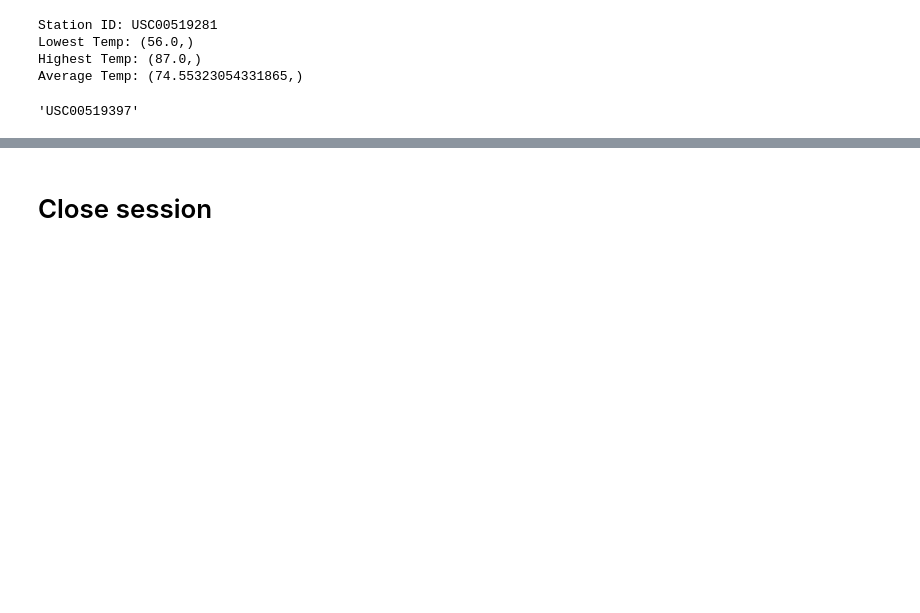
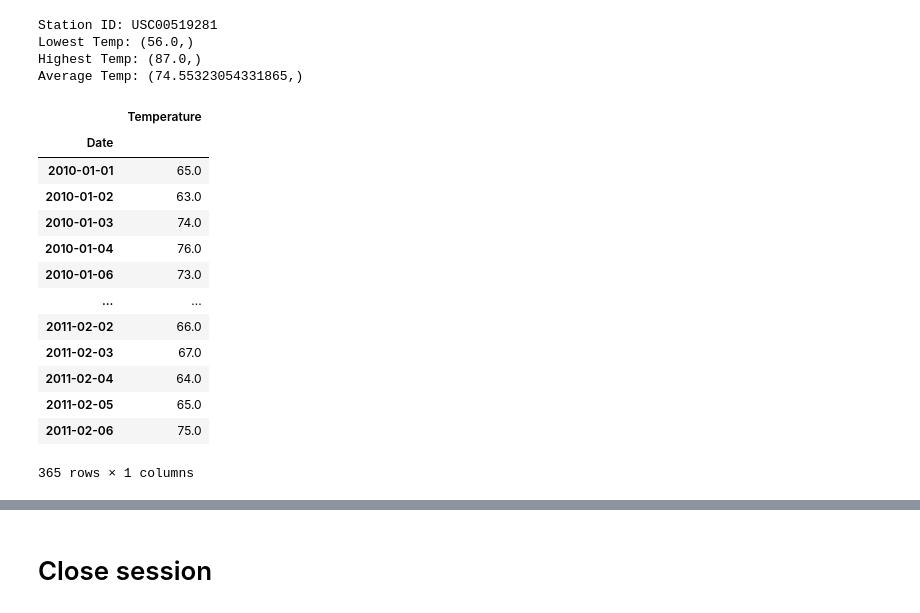
Before and after one commit to rketchum95/sqlalchemy-challenge, a Jupyter notebook: climate_analysis.ipynb, the cells around one changed output, grey strips where cells are left out. Cells and saved outputs as stored; diff of their text form; code cells hidden in the pictures; blank space fills up the shorter version.

```diff
--- a/climate_analysis.ipynb
+++ b/climate_analysis.ipynb
@@ -143,5 +143,24 @@ Average Temp: (74.55323054331865,)
 # %%
 # Using the most active station id
 # Query the last 12 months of temperature observation data for this station and plot the results as a histogram
+temp_top_station = session.query(Measurement.date, Measurement.tobs).\
+    filter(Measurement.station == top_station).\
+    order_by(Measurement.date).limit(365).all()
+top_station_temps = pd.DataFrame(temp_top_station,columns=['Date','Temperature'])
+top_station_temps = top_station_temps.set_index('Date')
+top_station_temps
 # %% [output]
+|  | Temperature |
+| Date |  |
+| 2010-01-01 | 65.0 |
+| 2010-01-02 | 63.0 |
+| 2010-01-03 | 74.0 |
+| 2010-01-04 | 76.0 |
+| 2010-01-06 | 73.0 |
+| ... | ... |
+| 2011-02-02 | 66.0 |
+| 2011-02-03 | 67.0 |
+| 2011-02-04 | 64.0 |
+| 2011-02-05 | 65.0 |
+| 2011-02-06 | 75.0 |
-'USC00519397'
+365 rows × 1 columns
```
Also changed, not shown: parts of 1 cell of this notebook.
